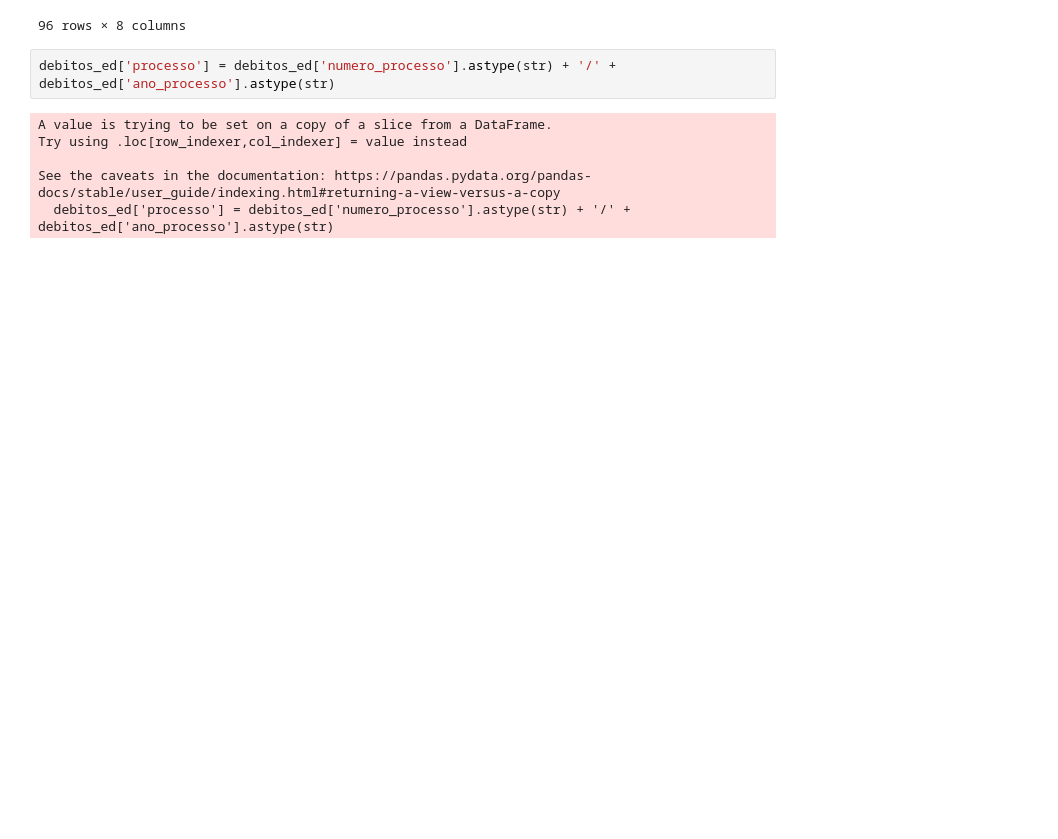
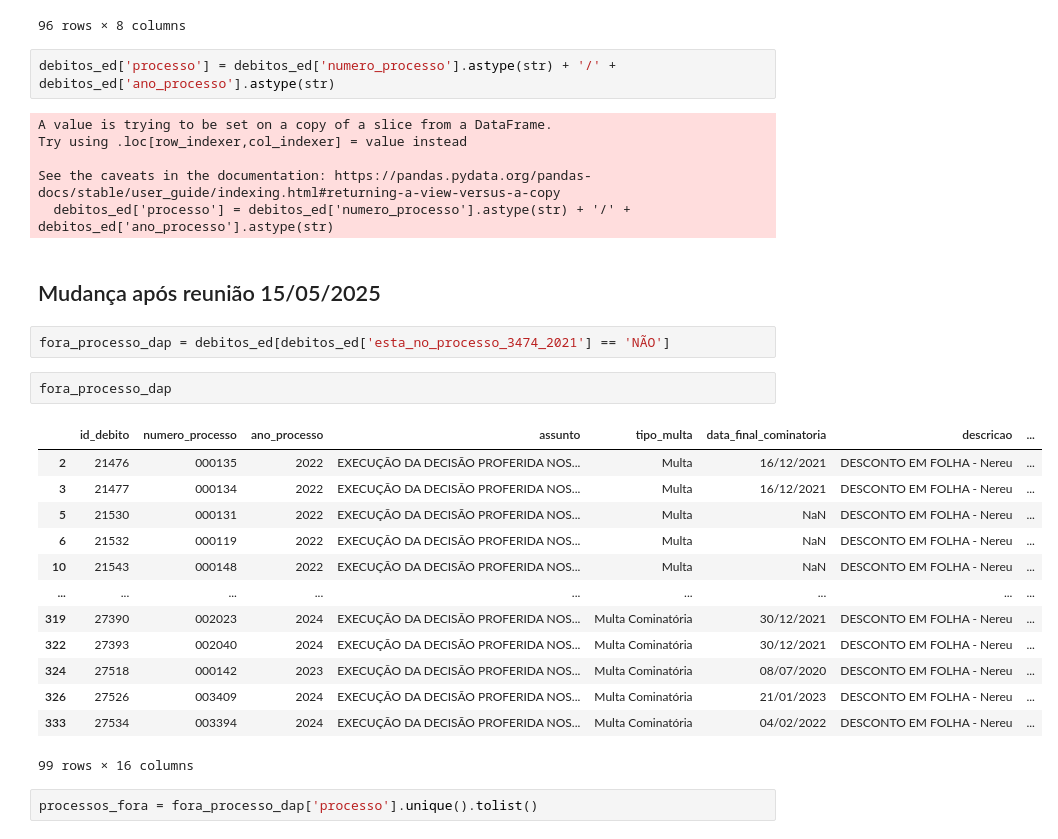
Before and after one commit to eduardoplima/ccd, a Jupyter notebook: scripts/lab_nereu.ipynb, the cells around one changed output. Drawn from its saved outputs; the diff is of its cells as text; blank space fills up the shorter version.

Commit message:
mudança lab nereu 15052025

```diff
--- a/scripts/lab_nereu.ipynb
+++ b/scripts/lab_nereu.ipynb
@@ -295,3 +293,25 @@ Try using .loc[row_indexer,col_indexer] = value instead
 
 See the caveats in the documentation: https://pandas.pydata.org/pandas-docs/stable/user_guide/indexing.html#returning-a-view-versus-a-copy
   debitos_ed['processo'] = debitos_ed['numero_processo'].astype(str) + '/' + debitos_ed['ano_processo'].astype(str)
+# %% [markdown]
+## Mudança após reunião 15/05/2025
+# %%
+fora_processo_dap = debitos_ed[debitos_ed['esta_no_processo_3474_2021'] == 'NÃO']
+# %%
+fora_processo_dap
+# %% [output]
+|  | id_debito | numero_processo | ano_processo | assunto | tipo_multa | data_final_cominatoria | descricao | ... |
+| 2 | 21476 | 000135 | 2022 | EXECUÇÃO DA DECISÃO PROFERIDA NOS... | Multa | 16/12/2021 | DESCONTO EM FOLHA - Nereu | ... |
+| 3 | 21477 | 000134 | 2022 | EXECUÇÃO DA DECISÃO PROFERIDA NOS... | Multa | 16/12/2021 | DESCONTO EM FOLHA - Nereu | ... |
+| 5 | 21530 | 000131 | 2022 | EXECUÇÃO DA DECISÃO PROFERIDA NOS... | Multa | NaN | DESCONTO EM FOLHA - Nereu | ... |
+| 6 | 21532 | 000119 | 2022 | EXECUÇÃO DA DECISÃO PROFERIDA NOS... | Multa | NaN | DESCONTO EM FOLHA - Nereu | ... |
+| 10 | 21543 | 000148 | 2022 | EXECUÇÃO DA DECISÃO PROFERIDA NOS... | Multa | NaN | DESCONTO EM FOLHA - Nereu | ... |
+| ... | ... | ... | ... | ... | ... | ... | ... | ... |
+| 319 | 27390 | 002023 | 2024 | EXECUÇÃO DA DECISÃO PROFERIDA NOS... | Multa Cominatória | 30/12/2021 | DESCONTO EM FOLHA - Nereu | ... |
+| 322 | 27393 | 002040 | 2024 | EXECUÇÃO DA DECISÃO PROFERIDA NOS... | Multa Cominatória | 30/12/2021 | DESCONTO EM FOLHA - Nereu | ... |
+| 324 | 27518 | 000142 | 2023 | EXECUÇÃO DA DECISÃO PROFERIDA NOS... | Multa Cominatória | 08/07/2020 | DESCONTO EM FOLHA - Nereu | ... |
+| 326 | 27526 | 003409 | 2024 | EXECUÇÃO DA DECISÃO PROFERIDA NOS... | Multa Cominatória | 21/01/2023 | DESCONTO EM FOLHA - Nereu | ... |
+| 333 | 27534 | 003394 | 2024 | EXECUÇÃO DA DECISÃO PROFERIDA NOS... | Multa Cominatória | 04/02/2022 | DESCONTO EM FOLHA - Nereu | ... |
+99 rows × 16 columns
+# %%
+processos_fora = fora_processo_dap['processo'].unique().tolist()
```
Also changed, not shown: parts of 12 cells of this notebook, 2 other files.
